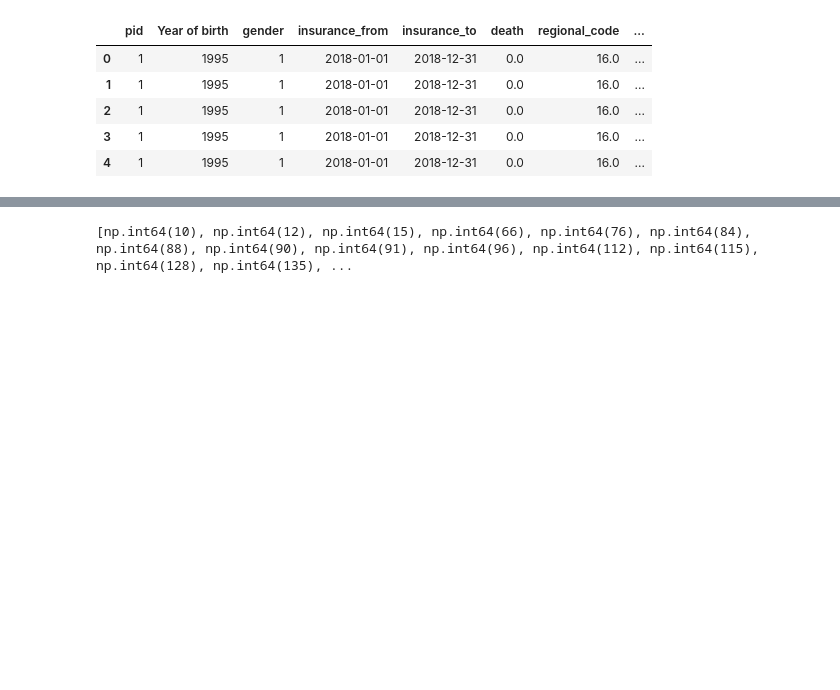
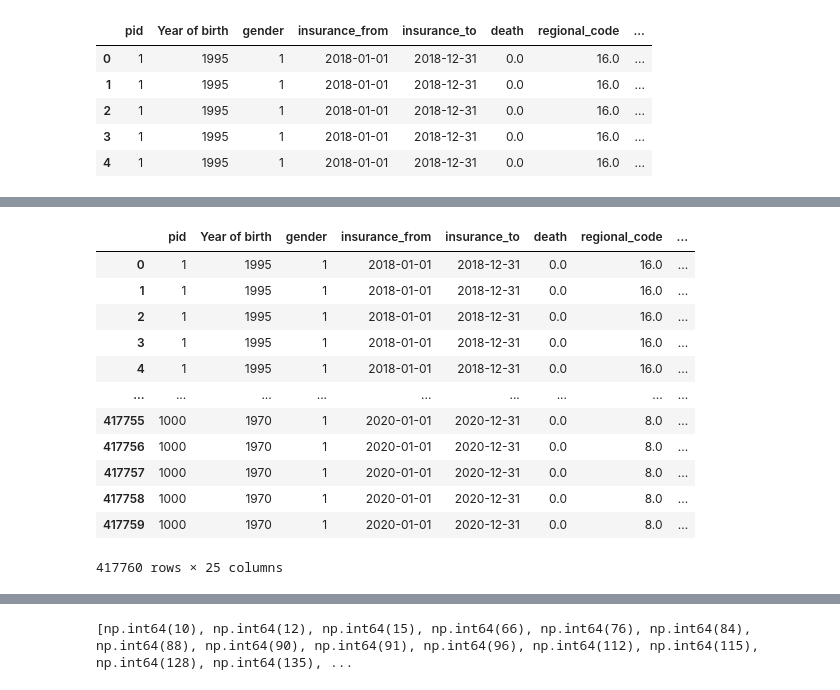
Before and after one commit to Sommerrolle/eval-synth-data-privacy, a Jupyter notebook: data_preprocessing.ipynb, the cells around one changed output, grey strips where cells are left out. Cells and saved outputs as stored; diff of their text form; code cells hidden in the pictures; blank space fills up the shorter version.

```diff
--- a/data_preprocessing.ipynb
+++ b/data_preprocessing.ipynb
@@ -228,4 +233,4 @@ df_universal.loc[df_universal['pid'] == 527]
 # %%
 df_outpatient_diagnosis = pd.read_csv('wig2/testdata/test.outpatient_diagnosis.csv', sep='\t')
-df_outpatient_diagnosis.rename(columns={"caseID": "outpatient_caseID", "diagnosis": "outpatient_diagnosis", "qualification": "outpatient_procedure_diagnosis",
-                                "localisation": "outpatient_procedures_localisation"})
+df_outpatient_diagnosis.rename(columns={"caseID": "outpatient_caseID", "diagnosis": "outpatient_diagnosis", "qualification": "outpatient_diagnosis_qualification",
+                                "localisation": "outpatient_diagnosis_localisation"}, inplace=True)
@@ -255,0 +248,18 @@ df_outpatient_diagnosis.loc[df_outpatient_diagnosis['pid'] == 1]
+# %%
+# 6 out of 11: insurance, insurance_data, outpatient_cases, outpatient_fees, outpatient_procedure, outpatient_diagnosis
+df_universal_6 = pd.merge(df_universal, df_outpatient_diagnosis, on=['pid', 'outpatient_caseID'], how='left')
+df_universal_6
+# %% [output]
+|  | pid | Year of birth | gender | insurance_from | insurance_to | death | regional_code | ... |
+| 0 | 1 | 1995 | 1 | 2018-01-01 | 2018-12-31 | 0.0 | 16.0 | ... |
+| 1 | 1 | 1995 | 1 | 2018-01-01 | 2018-12-31 | 0.0 | 16.0 | ... |
+| 2 | 1 | 1995 | 1 | 2018-01-01 | 2018-12-31 | 0.0 | 16.0 | ... |
+| 3 | 1 | 1995 | 1 | 2018-01-01 | 2018-12-31 | 0.0 | 16.0 | ... |
+| 4 | 1 | 1995 | 1 | 2018-01-01 | 2018-12-31 | 0.0 | 16.0 | ... |
+| ... | ... | ... | ... | ... | ... | ... | ... | ... |
+| 417755 | 1000 | 1970 | 1 | 2020-01-01 | 2020-12-31 | 0.0 | 8.0 | ... |
+| 417756 | 1000 | 1970 | 1 | 2020-01-01 | 2020-12-31 | 0.0 | 8.0 | ... |
+| 417757 | 1000 | 1970 | 1 | 2020-01-01 | 2020-12-31 | 0.0 | 8.0 | ... |
+| 417758 | 1000 | 1970 | 1 | 2020-01-01 | 2020-12-31 | 0.0 | 8.0 | ... |
+| 417759 | 1000 | 1970 | 1 | 2020-01-01 | 2020-12-31 | 0.0 | 8.0 | ... |
+417760 rows × 25 columns
```
Also changed, not shown: parts of 27 cells of this notebook.
